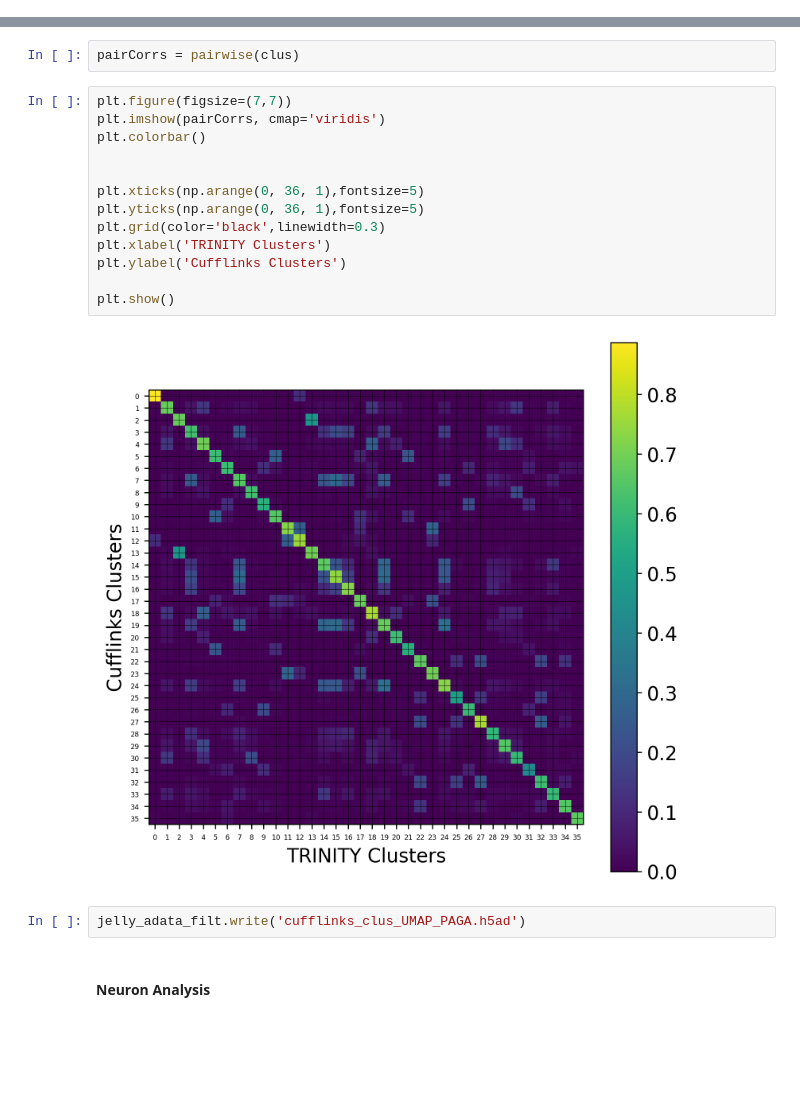
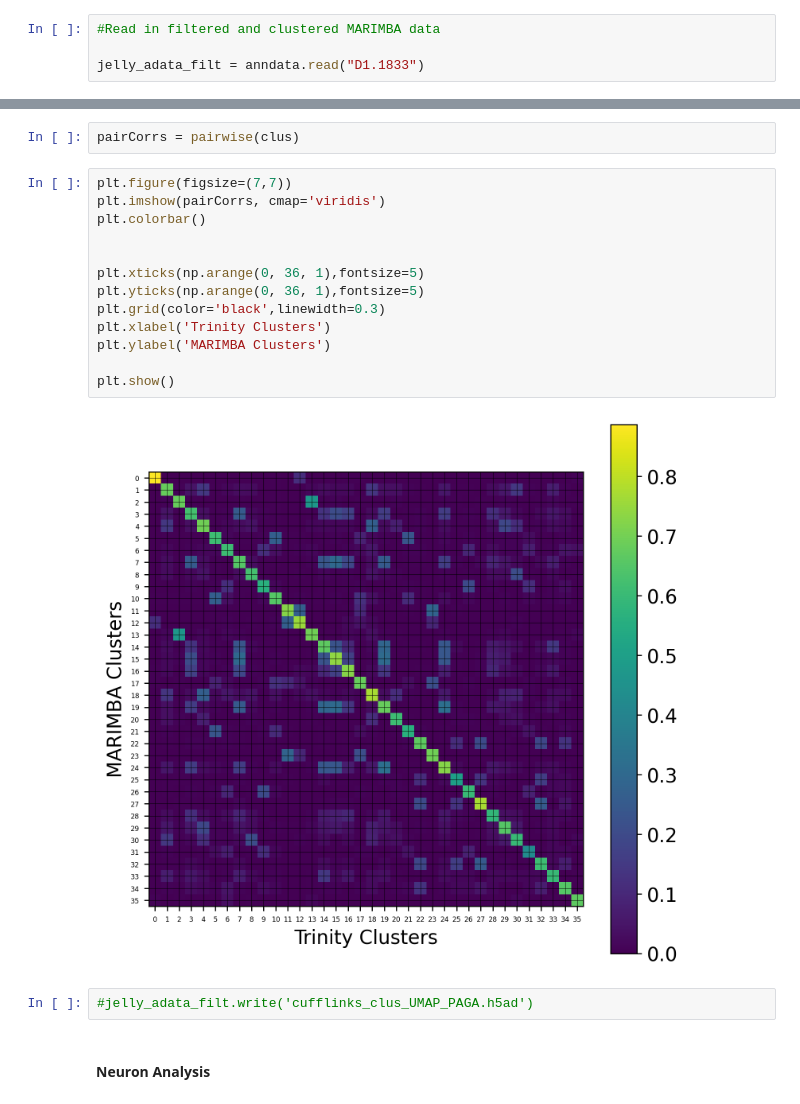
Before and after one commit to pachterlab/CWGFLHGCCHAP_2021, a Jupyter notebook: notebooks/SearchAndPlotInteractive/cufflinksAnnosAnalysis.ipynb, the cells around one changed output, grey strips where cells are left out. Saved outputs shown, nothing was run; the diff lists cells and outputs as text; blank space fills up the shorter version.

Commit message:
Update Jaccard Index plot

```diff
--- a/notebooks/SearchAndPlotInteractive/cufflinksAnnosAnalysis.ipynb
+++ b/notebooks/SearchAndPlotInteractive/cufflinksAnnosAnalysis.ipynb
@@ -256,3 +256,7 @@ sc.tl.umap(jelly_adata_filt,random_state=42,spread=3.5,min_dist = 1.5,init_pos='
+# %%
+#Read in filtered and clustered MARIMBA data
+
+jelly_adata_filt = anndata.read("D1.1833")
 # %%
 sc.pl.umap(jelly_adata_filt,color=['cellRanger_louvain'])
 # %% [output]
@@ -317,20 +321,20 @@ pairCorrs = pairwise(clus)
 # %%
 plt.figure(figsize=(7,7))
 plt.imshow(pairCorrs, cmap='viridis')
 plt.colorbar()
 
 
 plt.xticks(np.arange(0, 36, 1),fontsize=5)
 plt.yticks(np.arange(0, 36, 1),fontsize=5)
 plt.grid(color='black',linewidth=0.3)
-plt.xlabel('TRINITY Clusters')
-plt.ylabel('Cufflinks Clusters')
+plt.xlabel('Trinity Clusters')
+plt.ylabel('MARIMBA Clusters')
 
 plt.show()
 # %% [output]
-[figure, old version]
+[figure, new version]
 # %%
-jelly_adata_filt.write('cufflinks_clus_UMAP_PAGA.h5ad')
+#jelly_adata_filt.write('cufflinks_clus_UMAP_PAGA.h5ad')
 # %% [markdown]
 #### **Neuron Analysis**
 # %%
```
Also changed, not shown: parts of 5 cells of this notebook.
